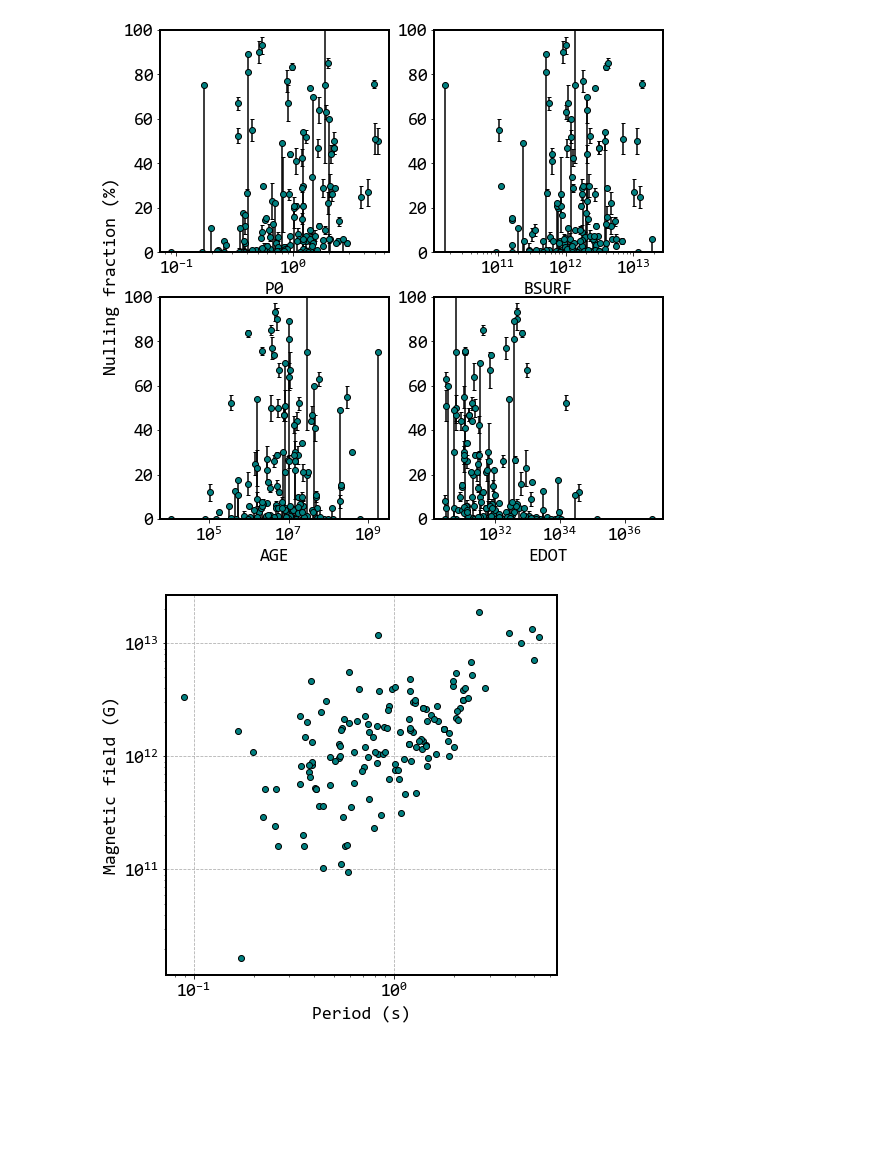
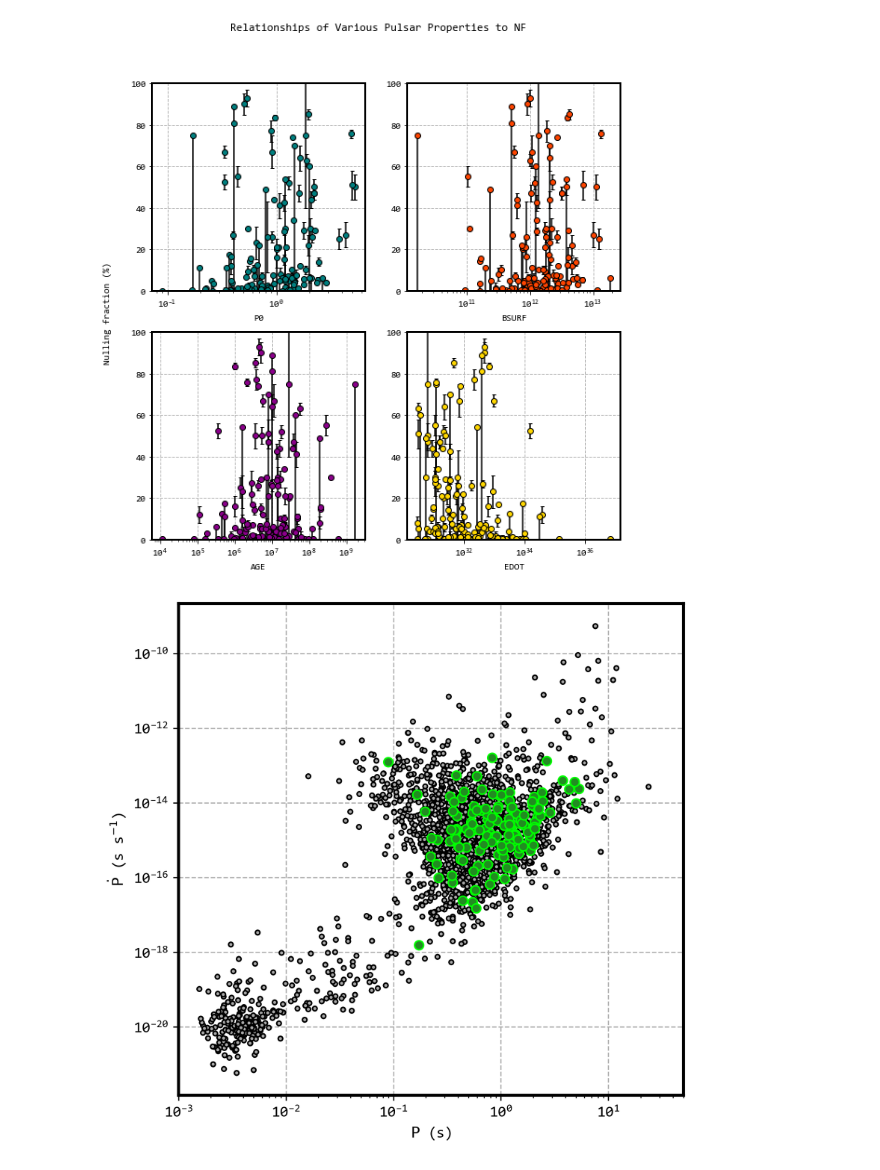
Before and after one commit to cgobat/pulsar-nulling, a Jupyter notebook: Nulling.ipynb, the cells around one changed output. Cells and saved outputs as stored; diff of their text form; code cells hidden in the pictures; blank space fills up the shorter version.

```diff
--- a/Nulling.ipynb
+++ b/Nulling.ipynb
@@ -3,9 +3,9 @@
 
 import numpy as np, pandas as pd, requests, matplotlib.pyplot as plt, mpl_toolkits.mplot3d.axes3d as axes3d, matplotlib as mpl
 from bs4 import BeautifulSoup as bs
-mpl.rcParams['font.family'] = 'Consolas'
-plt.rcParams['font.size'] = 18
-plt.rcParams['axes.linewidth'] = 2
+#mpl.rcParams['font.family'] = 'Consolas'
+#plt.rcParams['font.size'] = 18
+#plt.rcParams['axes.linewidth'] = 2
 # %%
 nullstats = pd.read_csv("pulsarstats.csv",usecols=[i+1 for i in range(6)])
 nullstats["NF"] = [(entry.split("±")[0] if "±" in entry else entry.split("≤")[1] if "≤" in entry else entry.split("≥")[1] if "≥" in entry else entry) for entry in nullstats["NF (%)"]]
@@ -14,20 +14,21 @@ nullstats["NF_e"] = [((entry.split("±")[1],entry.split("±")[1]) if "±" in ent
 nullstats["NF_e"] = [[float(negative),float(positive)] for (negative,positive) in nullstats["NF_e"]]
 nullstats.drop(["NF (%)"],axis=1,inplace=True)
 # %%
-page = requests.get("https://www.atnf.csiro.au/people/pulsar/psrcat/proc_form.php?version=1.63&Name=Name&JName=JName&P0=P0&P1=P1&Type=Type&Age=Age&Bsurf=Bsurf&Edot=Edot&startUserDefined=true&c1_val=&c2_val=&c3_val=&c4_val=&sort_attr=jname&sort_order=asc&condition=&pulsar_names=&ephemeris=short&coords_unit=raj%2Fdecj&radius=&coords_1=&coords_2=&style=Long+with+last+digit+error&no_value=*&fsize=3&x_axis=&x_scale=linear&y_axis=&y_scale=linear&state=query&table_bottom.x=57&table_bottom.y=26").content
+page = requests.get("https://www.atnf.csiro.au/people/pulsar/psrcat/proc_form.php?version=1.63&table_top.x=27&table_top.y=31&Name=Name&JName=JName&GL=GL&GB=GB&RaJD=RaJD&DecJD=DecJD&P0=P0&P1=P1&DM=DM&Dist=Dist&ZZ=ZZ&XX=XX&YY=YY&Type=Type&NGlt=NGlt&Age=Age&Bsurf=Bsurf&Edot=Edot&startUserDefined=true&c1_val=&c2_val=&c3_val=&c4_val=&sort_attr=jname&sort_order=asc&condition=&pulsar_names=&ephemeris=short&coords_unit=raj%2Fdecj&radius=&coords_1=&coords_2=&style=Long+with+last+digit+error&no_value=*&fsize=3&x_axis=&x_scale=linear&y_axis=&y_scale=linear&state=query").content
 lines = bs(page).find('pre').get_text().split('\n')
 data = [pulsar for pulsar in [line.split() for line in lines] if len(pulsar) > 1]
 
 for pulsar in data[2:]:
-    for i in [12,10,9,7,6,4,2]:
+    for i in [25,23,17,16,14,13,11,10,4,2]:
         del pulsar[i]
 
 data[1] = [None,None]+data[1]
 
 ATNF = pd.DataFrame(data[2:], columns=data[0])
-numeric_cols=['#', 'P0', 'P1', 'AGE', 'BSURF', 'EDOT']
+numeric_cols=['#', 'Gl', 'Gb', 'RAJD', 'DECJD', 'P0', 'P1', 'DM', 'DIST', 'ZZ', 'XX', 'YY', 'NGLT', 'AGE', 'BSURF', 'EDOT']
 ATNF[numeric_cols] = ATNF[numeric_cols].apply(pd.to_numeric, errors='coerce')
 ATNF = ATNF.set_index('#').rename(columns={"PSR": "TYPE"}).dropna(subset=["P0","P1"])
 ATNF.index.name = None
+ATNF["RR"] = list(np.sqrt(ATNF.XX**2+ATNF.YY*2+ATNF.ZZ**2))
 # %%
 merged = pd.merge(ATNF,nullstats,left_on="PSRJ",right_on="J-Name").drop(["PSR name","J-Name","P (s)","B (G)"],axis=1)
@@ -34,33 +50,38 @@ merged = pd.merge(ATNF,nullstats,left_on="PSRJ",right_on="J-Name").drop(["PSR na
 # %%
 fig = plt.figure(figsize=(9,9))
 
 axes = [fig.add_subplot(arrangement) for arrangement in [221,222,223,224]]
 xvars = ["P0","BSURF","AGE","EDOT"]
+colors = dict(zip(xvars,["teal","orangered","darkmagenta","gold"]))
 
 NF_errors = np.array(list(merged["NF_e"])).T
 
 
 for ax,xvar in zip(axes,xvars):
-    ax.errorbar(merged[xvar],merged["NF"],yerr=NF_errors,fmt="o",ecolor="k",capsize=2,mfc="teal",mec="k")
+    ax.errorbar(merged[xvar],merged["NF"],yerr=NF_errors,fmt="o",ecolor="k",capsize=2,mfc=colors[xvar],mec="k")
     ax.set_xscale("log")
     ax.set_xlabel(xvar)
 
     ax.set_ylim((0,100))
+    ax.grid(linestyle="--")
 
+fig.suptitle("Relationships of Various Pulsar Properties to NF")
 fig.text(0.05,0.5, "Nulling fraction (%)", ha="center", va="center", rotation=90)
 
 plt.show()
 # %% [output]
-[figure, old version]
+[figure, new version]
 # %%
-fig, ax = plt.subplots(figsize=(7,7))
+fig, ax = plt.subplots(figsize=(6,6),dpi=300)
 
-plt.loglog(merged.P0,merged.BSURF,"o",mfc="teal",mec="k")
-plt.xlabel("Period (s)")
-plt.ylabel("Magnetic field (G)")
+plt.loglog(ATNF.P0,ATNF.P1,".",mfc="darkgrey",mec="k")
+plt.loglog(merged.P0,merged.P1,"o",mfc="forestgreen",mec="lime")
+plt.xlabel("$\mathrm{P}$ (s)")
+plt.ylabel("$\dot{\mathrm{P}}$ (s s$^{-1}$)")
 plt.grid(linestyle="--")
+plt.xlim((1e-3,.5e2))
 
 plt.show()
 # %% [output]
-[figure, old version]
+[figure, new version]
 # %%
```
Also changed, not shown: parts of 5 cells of this notebook.
